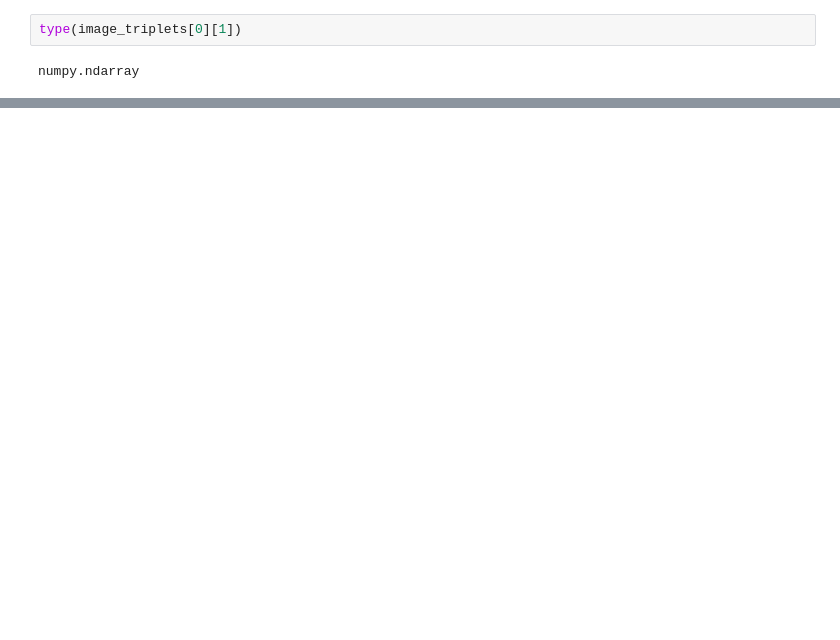
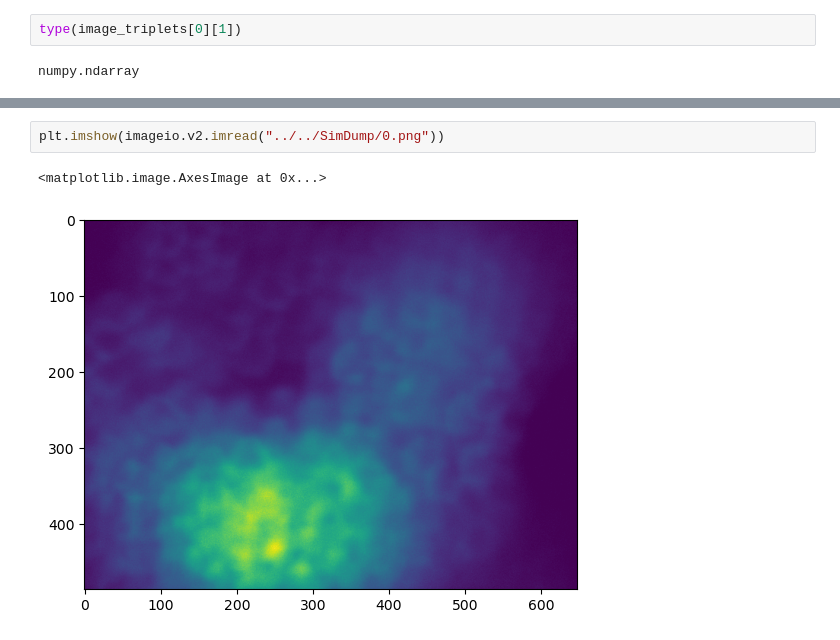
Before and after one commit to DanielShteinbok/MultiWienerNet, a Jupyter notebook: tensorflow/Simulated Images.ipynb, the cells around one changed output, grey strips where cells are left out. Cells and saved outputs as stored; diff of their text form; blank space fills up the shorter version.

```diff
--- a/tensorflow/Simulated Images.ipynb
+++ b/tensorflow/Simulated Images.ipynb
@@ -105,0 +99,5 @@ numpy.ndarray
+# %%
+plt.imshow(imageio.v2.imread("../../SimDump/0.png"))
+# %% [output]
+<matplotlib.image.AxesImage at 0x...>
+[figure, added]
```
Also changed, not shown: parts of 7 cells of this notebook, 2 other files.
